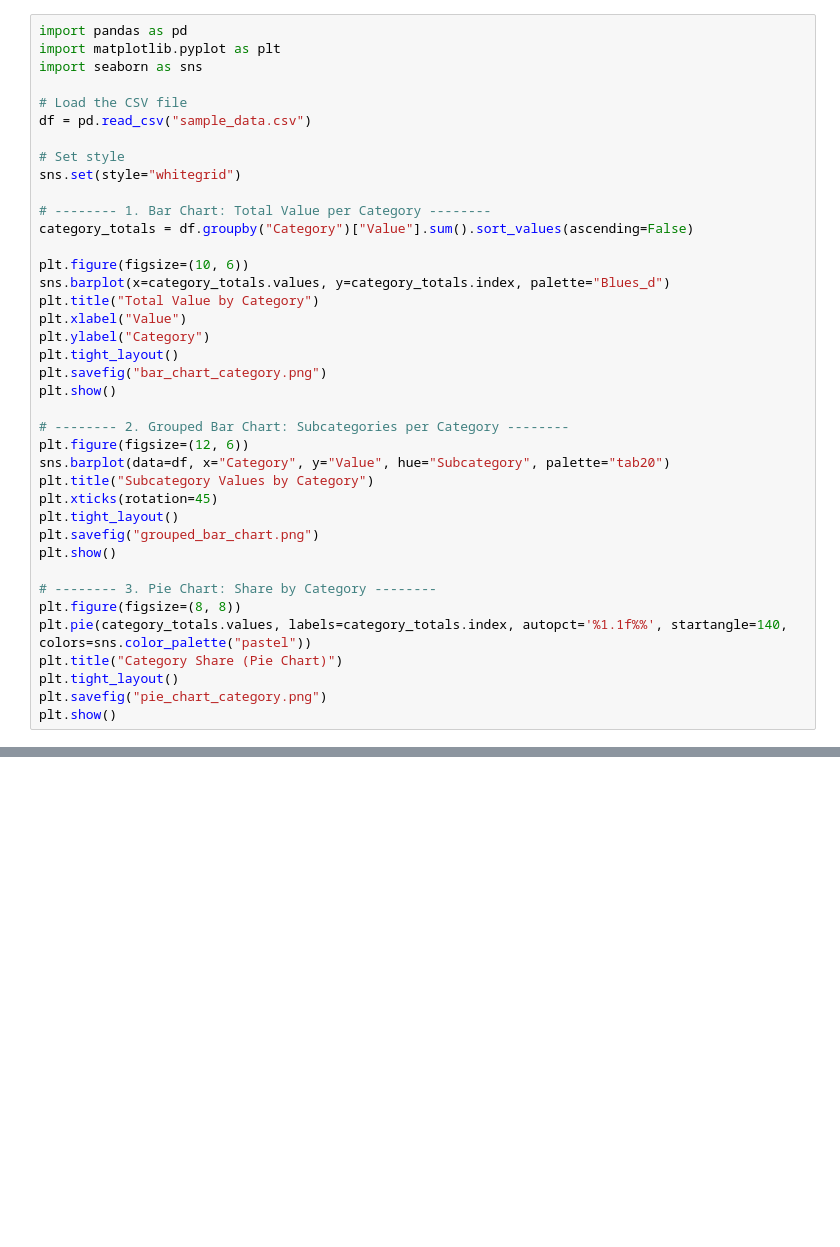
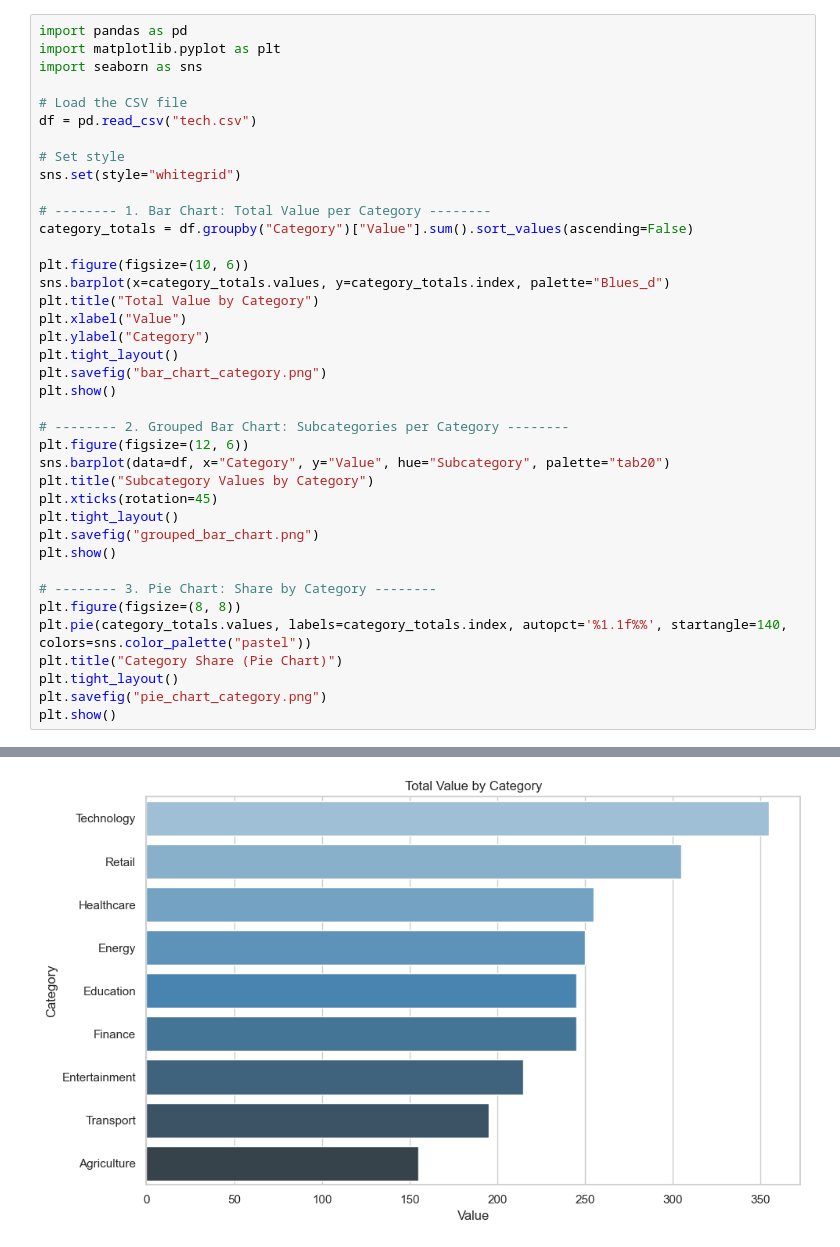
Before and after one commit to MajedAlsarwani/Data-visualization, a Jupyter notebook: visualize.ipynb, the cells around one changed output, grey strips where cells are left out. Cells and saved outputs as stored; diff of their text form; blank space fills up the shorter version.

```diff
--- a/visualize.ipynb
+++ b/visualize.ipynb
@@ -4,7 +4,7 @@ import matplotlib.pyplot as plt
 import seaborn as sns
 
 # Load the CSV file
-df = pd.read_csv("sample_data.csv")
+df = pd.read_csv("tech.csv")
 
 # Set style
 sns.set(style="whitegrid")
@@ -41,0 +44 @@ Error:
+[figure, added]
```
Also changed, not shown: parts of 1 cell of this notebook, 3 other files.
